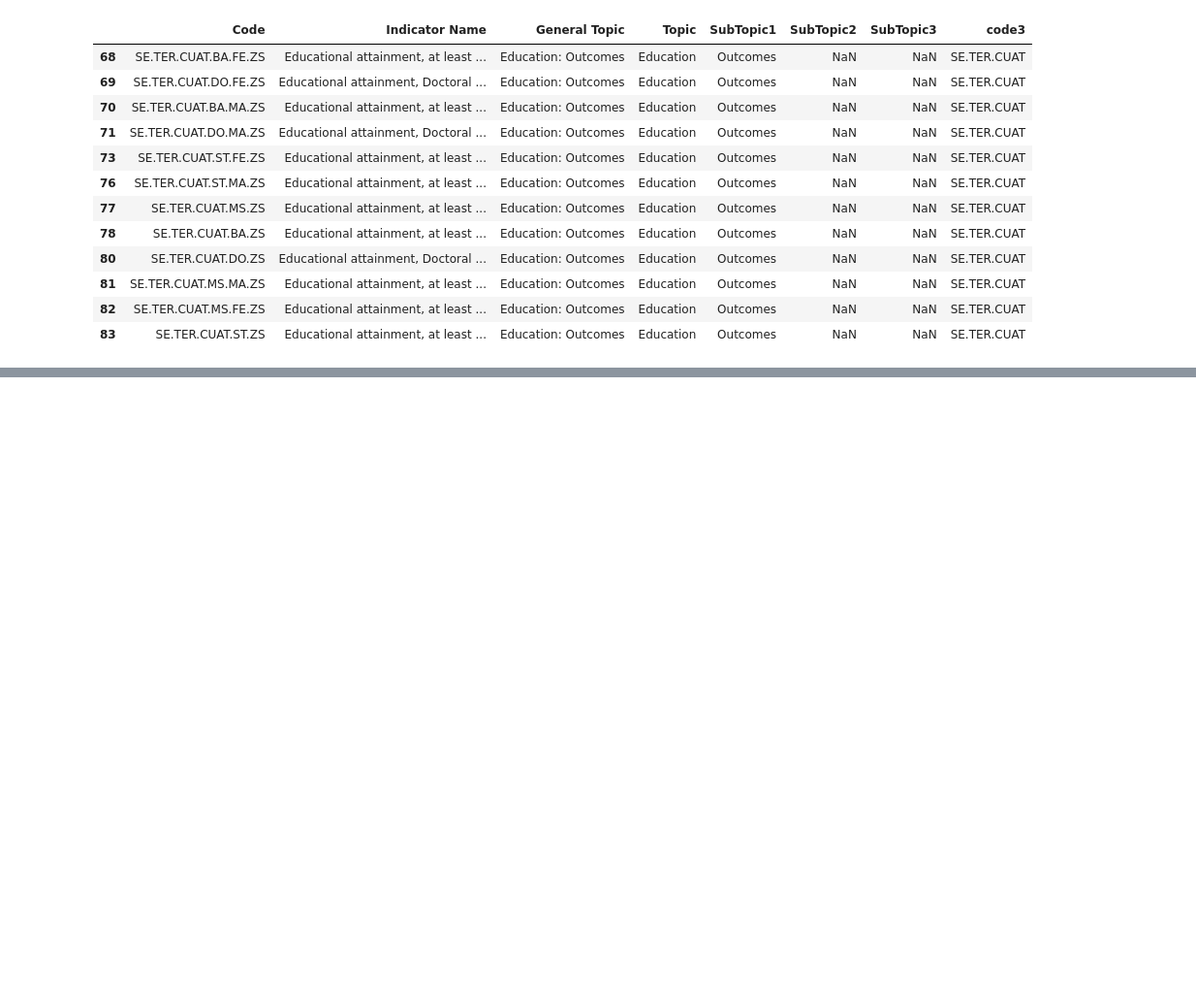
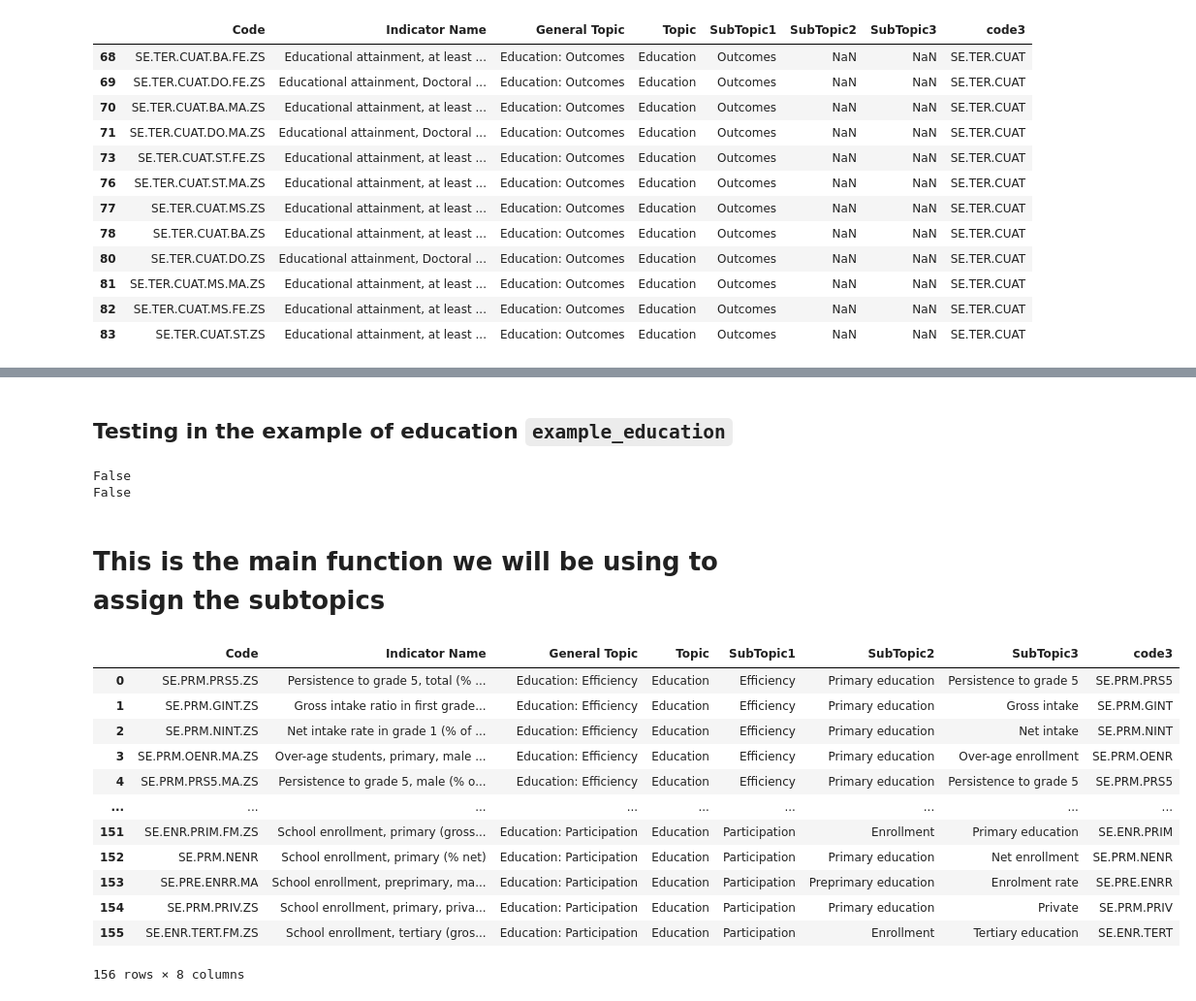
Before and after one commit to bm-sami/tunisia-wdi-structure, a Jupyter notebook: notebooks/metadata_code_1.ipynb, the cells around one changed output, grey strips where cells are left out. Shown at 97% size. Cells and saved outputs as stored; diff of their text form; code cells hidden in the pictures; blank space fills up the shorter version.

Commit message:
working more on metadata_code

```diff
--- a/notebooks/metadata_code_1.ipynb
+++ b/notebooks/metadata_code_1.ipynb
@@ -94,0 +108,2 @@ example_education[example_education['code3'] == 'SE.TER.CUAT']
+# %%
+wdi_codes = pd.read_excel('../metadata/WDI_Indicators.xlsx', sheet_name="Coding")
@@ -94,0 +139,3 @@ example_education[example_education['code3'] == 'SE.TER.CUAT']
+# %%
+wdi_codes.drop(columns=['Topic', 'Topic description'], inplace=True)
+wdi_codes.head()
@@ -94,0 +195,57 @@ example_education[example_education['code3'] == 'SE.TER.CUAT']
+# %% [markdown]
+## Testing in the example of education `example_education`
+# %%
+print(example_education['SubTopic2'].notna().any())
+print(example_education['SubTopic3'].notna().any())
+# %% [output]
+False
+False
+# %% [markdown]
+# This is the main function we will be using to assign the subtopics
+# %%
+def extract_and_match(row, df2):
+
+    parts = row['Code'].split('.')
+
+    first_desc = df2.loc[df2['General subject'] == parts[1], 'General subject description'].values
+    second_desc = df2.loc[df2['Specific subject'] == parts[2], 'Specific subject description'].values
+
+    first_desc = first_desc[0] if first_desc.size > 0 else None
+    second_desc = second_desc[0] if second_desc.size > 0 else None
+
+    # Check if there are existing values in SubTopic2 and SubTopic3
+    if pd.notna(row['SubTopic2']):
+        # If the new description is different, store both using list
+        if row['SubTopic2'] != first_desc:
+            row['SubTopic2'] = [row['SubTopic2'], first_desc]
+    else:
+
+        row['SubTopic2'] = first_desc
+
+    if pd.notna(row['SubTopic3']):
+
+        if row['SubTopic3'] != second_desc:
+            row['SubTopic3'] = [row['SubTopic3'], second_desc]
+    else:
+        # If SubTopic3 is empty  assign the value
+        row['SubTopic3'] = second_desc
+
+    return row
+# %%
+example_education = example_education.apply(extract_and_match, axis=1, df2=wdi_codes)
+# %%
+example_education
+# %% [output]
+|  | Code | Indicator Name | General Topic | Topic | SubTopic1 | SubTopic2 | SubTopic3 | code3 |
+| 0 | SE.PRM.PRS5.ZS | Persistence to grade 5, total (% ... | Education: Efficiency | Education | Efficiency | Primary education | Persistence to grade 5 | SE.PRM.PRS5 |
+| 1 | SE.PRM.GINT.ZS | Gross intake ratio in first grade... | Education: Efficiency | Education | Efficiency | Primary education | Gross intake | SE.PRM.GINT |
+| 2 | SE.PRM.NINT.ZS | Net intake rate in grade 1 (% of ... | Education: Efficiency | Education | Efficiency | Primary education | Net intake | SE.PRM.NINT |
+| 3 | SE.PRM.OENR.MA.ZS | Over-age students, primary, male ... | Education: Efficiency | Education | Efficiency | Primary education | Over-age enrollment | SE.PRM.OENR |
+| 4 | SE.PRM.PRS5.MA.ZS | Persistence to grade 5, male (% o... | Education: Efficiency | Education | Efficiency | Primary education | Persistence to grade 5 | SE.PRM.PRS5 |
+| ... | ... | ... | ... | ... | ... | ... | ... | ... |
+| 151 | SE.ENR.PRIM.FM.ZS | School enrollment, primary (gross... | Education: Participation | Education | Participation | Enrollment | Primary education | SE.ENR.PRIM |
+| 152 | SE.PRM.NENR | School enrollment, primary (% net) | Education: Participation | Education | Participation | Primary education | Net enrollment | SE.PRM.NENR |
+| 153 | SE.PRE.ENRR.MA | School enrollment, preprimary, ma... | Education: Participation | Education | Participation | Preprimary education | Enrolment rate | SE.PRE.ENRR |
+| 154 | SE.PRM.PRIV.ZS | School enrollment, primary, priva... | Education: Participation | Education | Participation | Primary education | Private | SE.PRM.PRIV |
+| 155 | SE.ENR.TERT.FM.ZS | School enrollment, tertiary (gros... | Education: Participation | Education | Participation | Enrollment | Tertiary education | SE.ENR.TERT |
+156 rows × 8 columns
```
Also changed, not shown: parts of 17 cells of this notebook.
